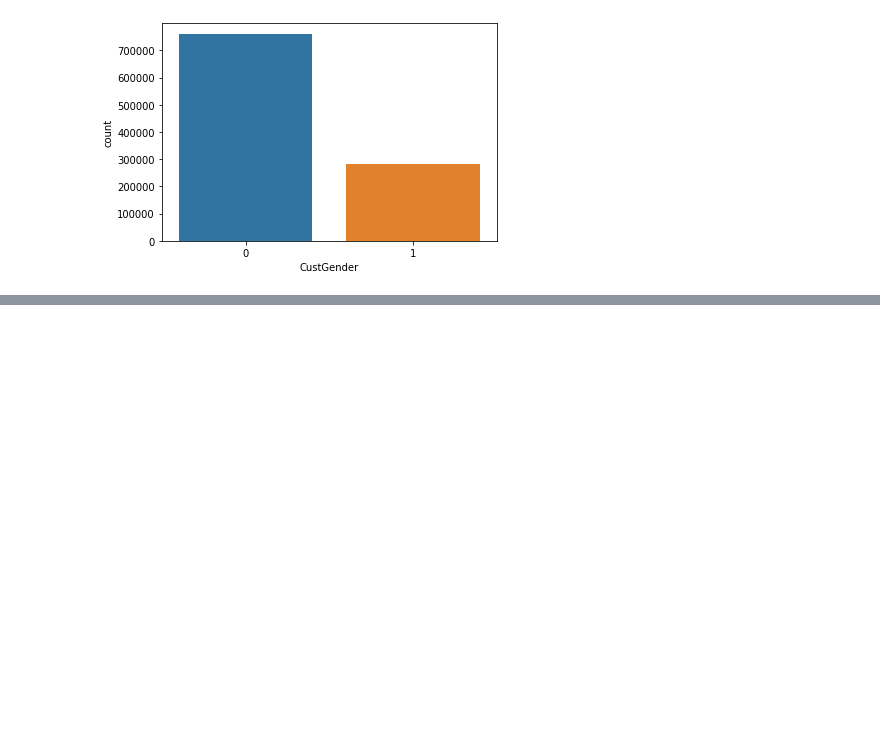
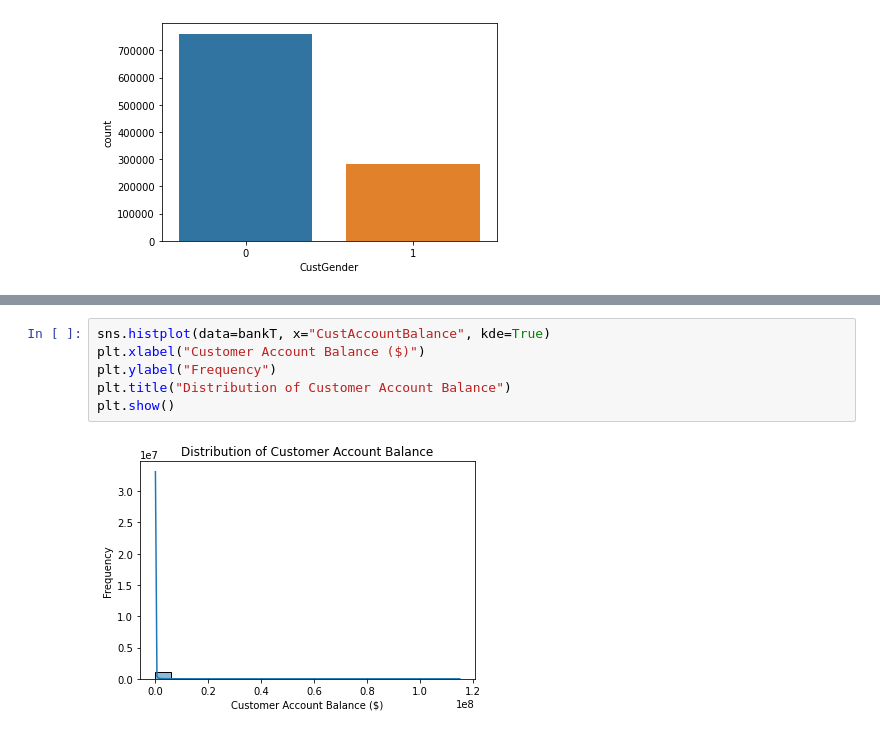
Before and after one commit to aleg001/Lab8, a Jupyter notebook: Lab8.ipynb, the cells around one changed output, grey strips where cells are left out. Drawn from its saved outputs; the diff is of its cells as text; blank space fills up the shorter version.

```diff
--- a/Lab8.ipynb
+++ b/Lab8.ipynb
@@ -63,0 +76,8 @@ sns.histplot(data=bankT, y="CustLocation")
+# %%
+sns.histplot(data=bankT, x="CustAccountBalance", kde=True)
+plt.xlabel("Customer Account Balance ($)")
+plt.ylabel("Frequency")
+plt.title("Distribution of Customer Account Balance")
+plt.show()
+# %% [output]
+[figure, added]
```
Also changed, not shown: parts of 5 cells of this notebook, 1 other file.
